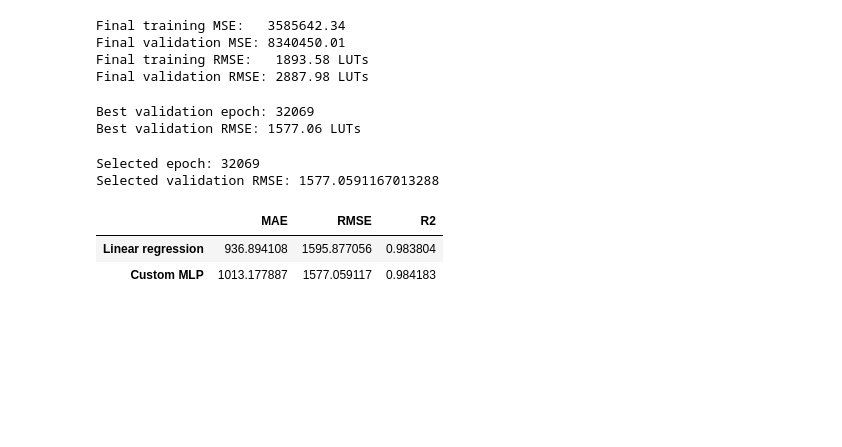
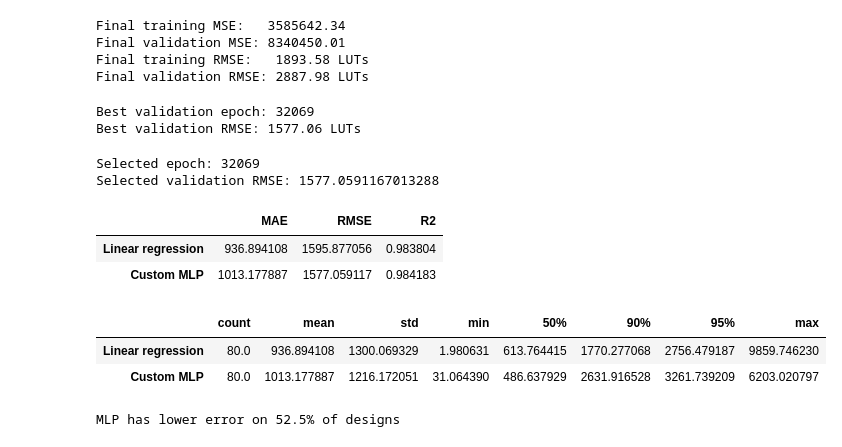
Before and after one commit to sahilbhatt89/CircuitCost, a Jupyter notebook: Notebboks/dataPrep.ipynb, the cells around one changed output. Drawn from its saved outputs; the diff is of its cells as text; code cells hidden in the pictures; blank space fills up the shorter version.

```diff
--- a/Notebboks/dataPrep.ipynb
+++ b/Notebboks/dataPrep.ipynb
@@ -548,3 +548,35 @@ display(results)
 |  | MAE | RMSE | R2 |
 | Linear regression | 936.894108 | 1595.877056 | 0.983804 |
 | Custom MLP | 1013.177887 | 1577.059117 | 0.984183 |
+# %%
+#Check how errors are distributed
+actual = np.asarray(y_val).ravel()
+
+absolute_errors = pd.DataFrame({
+    "Linear regression": np.abs(
+        np.asarray(pred_linear_val).ravel() - actual
+    ),
+    "Custom MLP": np.abs(
+        np.asarray(pred_nn_val).ravel() - actual
+    ),
+})
+
+display(
+    absolute_errors.describe(
+        percentiles=[0.50, 0.90, 0.95]
+    ).T
+)
+# %% [output]
+|  | count | mean | std | min | 50% | 90% | 95% | max |
+| Linear regression | 80.0 | 936.894108 | 1300.069329 | 1.980631 | 613.764415 | 1770.277068 | 2756.479187 | 9859.746230 |
+| Custom MLP | 80.0 | 1013.177887 | 1216.172051 | 31.064390 | 486.637929 | 2631.916528 | 3261.739209 | 6203.020797 |
+# %%
+#checking how oftern MLP performs better
+mlp_wins = (
+    absolute_errors["Custom MLP"]
+    < absolute_errors["Linear regression"]
+)
+
+print(f"MLP has lower error on {mlp_wins.mean():.1%} of designs")
+# %% [output]
+MLP has lower error on 52.5% of designs
```
Also changed, not shown: parts of 5 cells of this notebook, 1 other file.
